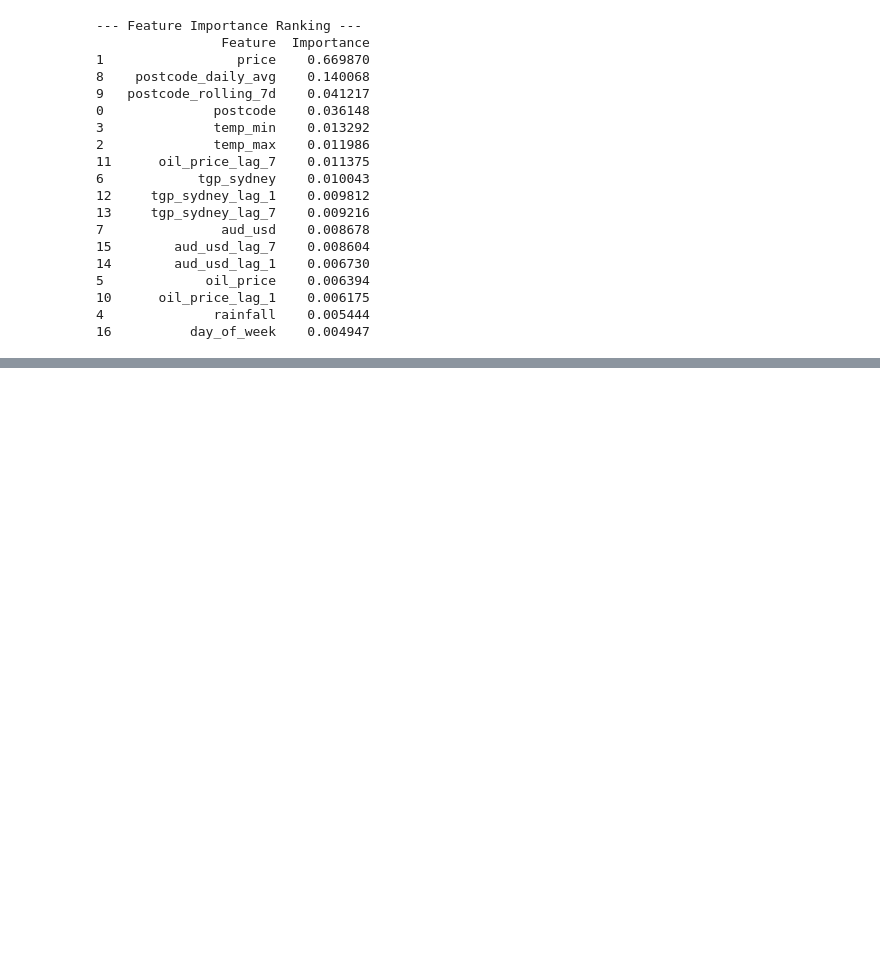
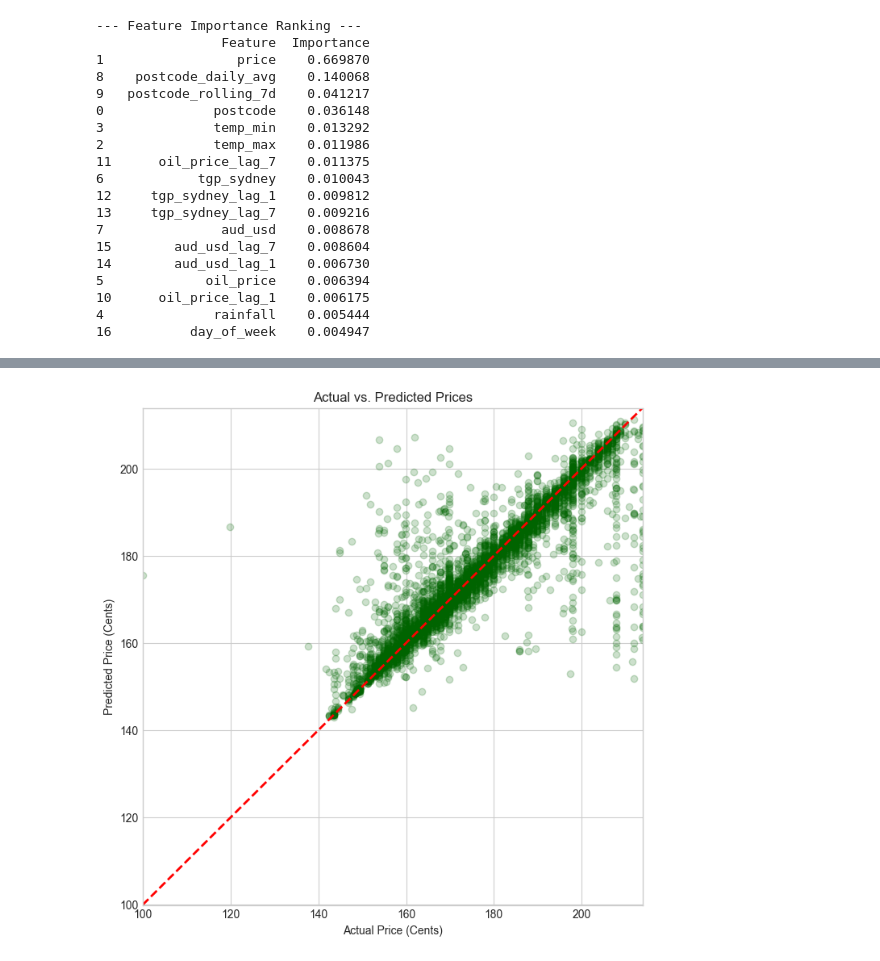
Before and after one commit to tim-fan1/engg2112, a Jupyter notebook: main.ipynb, the cells around one changed output, grey strips where cells are left out. Drawn from its saved outputs; the diff is of its cells as text; code cells hidden in the pictures; blank space fills up the shorter version.

```diff
--- a/main.ipynb
+++ b/main.ipynb
@@ -109,0 +121,13 @@ print(feature_importance_df)
+# %%
+plt.figure(figsize=(8, 8))
+plt.scatter(y_test, predictions, alpha=0.2, color='darkgreen')
+plt.plot([y_test.min(), y_test.max()], [y_test.min(), y_test.max()], 'r--', lw=2)
+plt.title('Actual vs. Predicted Prices')
+# Tighten the limits to see the "core" of the data
+plt.xlim(y_test.min(), y_test.max())
+plt.ylim(y_test.min(), y_test.max())
+plt.xlabel('Actual Price (Cents)')
+plt.ylabel('Predicted Price (Cents)')
+plt.show()
+# %% [output]
+[figure, added]
```
Also changed, not shown: parts of 6 cells of this notebook.
